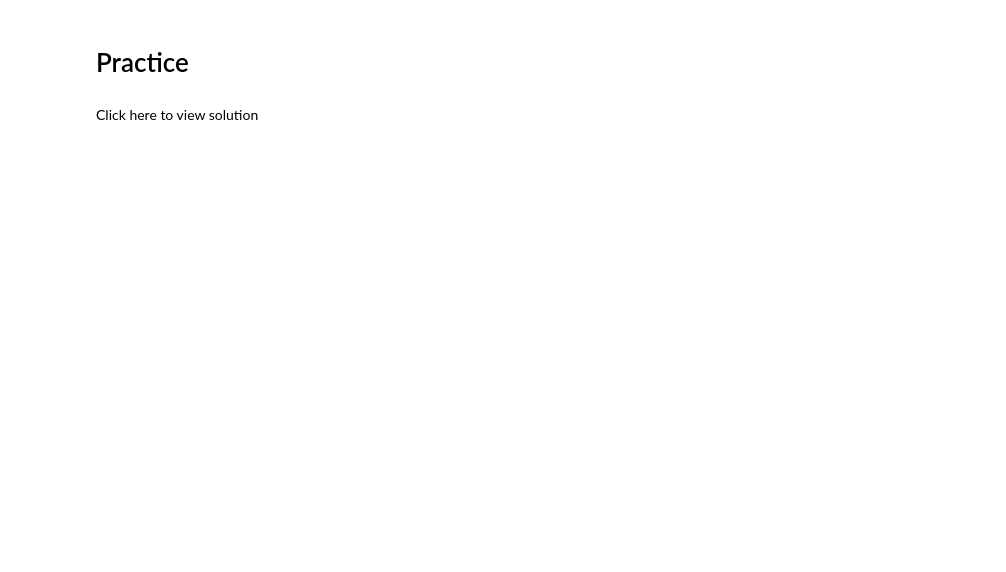
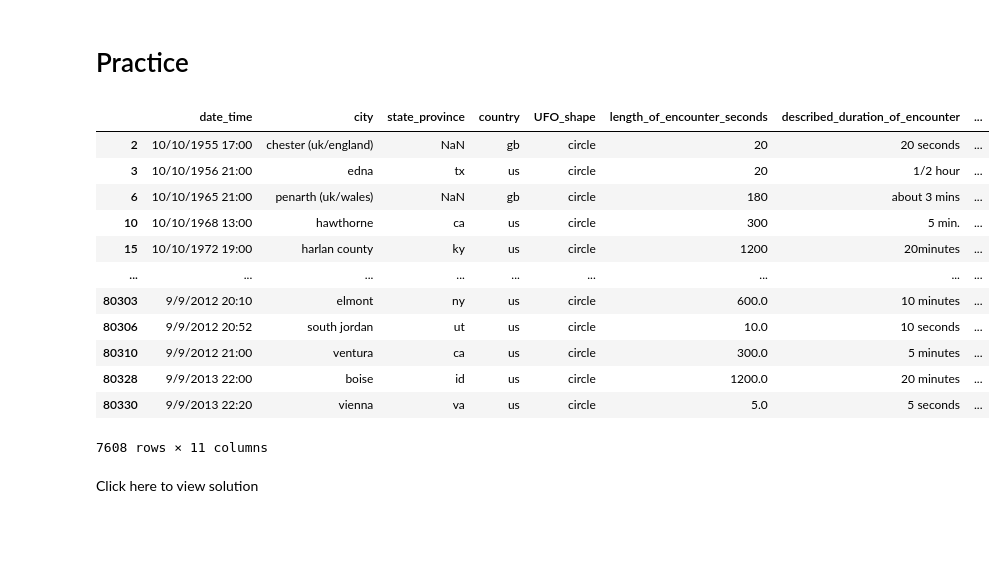
Before and after one commit to nosher150/Module7-notebook, a Jupyter notebook: Introducing_Dataframes.ipynb, the cells around one changed output. Cells and saved outputs as stored; diff of their text form; code cells hidden in the pictures; blank space fills up the shorter version.

```diff
--- a/Introducing_Dataframes.ipynb
+++ b/Introducing_Dataframes.ipynb
@@ -50,7 +69,7 @@ Notice that the keys from the dictionary are now the column names, we will come
 Most of the time though, we aren't going to be building dataframes manually. Normally we will have want to load the dataset in. Pandas has inbuilt functions for several types of file, which you can read about in their <a href='https://pandas.pydata.org/docs/reference/api/pandas.read_csv.html'>documentation</a>. The one we will be using in this course is how to read in a CSV file.
 # %%
 # The dataset we will be using in this workbook contains records of over 80000 UFO sightings
-df=pd.read_csv('Data/ufo_sighting_data.csv')
+df=pd.read_csv('ufo_sighting_data.csv')
 # %% [markdown]
 Note that within a series, all data types must be the same. If this isn't consistent (as in this case), pandas will automatically force them to be the same. In this case it will set the conflicting column to an object (string).
 # %% [markdown]
@@ -178,6 +395,22 @@ df[(df.country=='us')|(df.country=='ca')].head()
 #1. Filter the dataframe to show UFO_shapes that are circle
 
 #A:
+# %%
+df[(df.UFO_shape=='circle')]
+# %% [output]
+|  | date_time | city | state_province | country | UFO_shape | length_of_encounter_seconds | described_duration_of_encounter | ... |
+| 2 | 10/10/1955 17:00 | chester (uk/england) | NaN | gb | circle | 20 | 20 seconds | ... |
+| 3 | 10/10/1956 21:00 | edna | tx | us | circle | 20 | 1/2 hour | ... |
+| 6 | 10/10/1965 21:00 | penarth (uk/wales) | NaN | gb | circle | 180 | about 3 mins | ... |
+| 10 | 10/10/1968 13:00 | hawthorne | ca | us | circle | 300 | 5 min. | ... |
+| 15 | 10/10/1972 19:00 | harlan county | ky | us | circle | 1200 | 20minutes | ... |
+| ... | ... | ... | ... | ... | ... | ... | ... | ... |
+| 80303 | 9/9/2012 20:10 | elmont | ny | us | circle | 600.0 | 10 minutes | ... |
+| 80306 | 9/9/2012 20:52 | south jordan | ut | us | circle | 10.0 | 10 seconds | ... |
+| 80310 | 9/9/2012 21:00 | ventura | ca | us | circle | 300.0 | 5 minutes | ... |
+| 80328 | 9/9/2013 22:00 | boise | id | us | circle | 1200.0 | 20 minutes | ... |
+| 80330 | 9/9/2013 22:20 | vienna | va | us | circle | 5.0 | 5 seconds | ... |
+7608 rows × 11 columns
 # %% [markdown]
 Click here to view solution<br><br>
 
```
Also changed, not shown: parts of 44 cells of this notebook.
